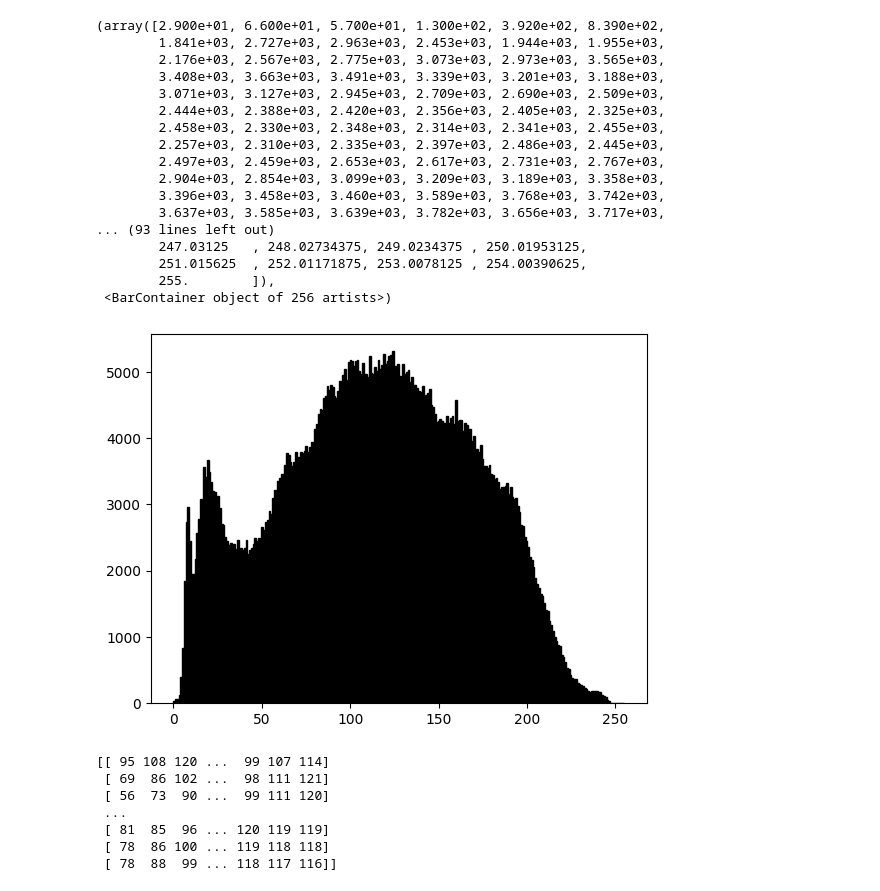
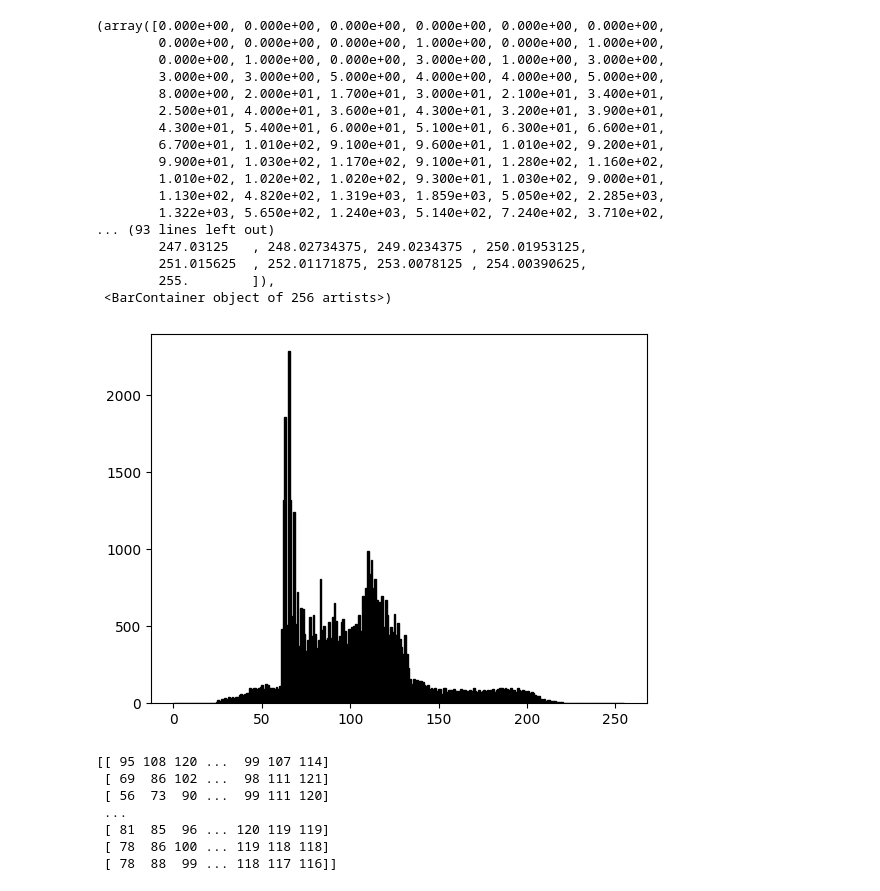
Before and after one commit to bartaldavid/groupwork, a Jupyter notebook: test.ipynb, the cells around one changed output. Drawn from its saved outputs; the diff is of its cells as text; code cells hidden in the pictures.

Commit message:
load image

```diff
--- a/test.ipynb
+++ b/test.ipynb
@@ -14,0 +4,32 @@ plt.imshow(face, cmap=plt.cm.gray)
+# %%
+'''import a jpg, show the original and transform it to grayscale, and then to an array'''
+
+from PIL import Image #look up this library
+import matplotlib.pyplot as plt
+
+
+def image_preprocess(image_path):
+    #open the image file
+    img = Image.open(image_path)
+
+    #show the original picture
+    plt.imshow(img)
+    plt.title('Original Picture')
+    plt.show()
+
+    #convert the image to grayscale if it's not already
+    img_gray = img.convert('L')
+
+    #convert the image to a numpy array
+    img_array = np.array(img_gray)
+
+    #show the grayscale image
+    plt.imshow(img_gray, cmap='gray')
+    plt.title('Grayscale Picture')
+    plt.show()
+
+    return img_array
+
+#test
+image_path = 'sunflower_test.jpg' #input('enter a file path to the picture: ')
+processed_image = image_preprocess(image_path)
@@ -15,24 +39,24 @@ plt.imshow(face, cmap=plt.cm.gray)
 # %%
-plt.hist(face.ravel(), bins=256, range=(0.0, 255.0), fc='k', ec='k')
+plt.hist(processed_image.ravel(), bins=256, range=(0.0, 255.0), fc='k', ec='k')
 # %% [output]
-(array([2.900e+01, 6.600e+01, 5.700e+01, 1.300e+02, 3.920e+02, 8.390e+02,
-        1.841e+03, 2.727e+03, 2.963e+03, 2.453e+03, 1.944e+03, 1.955e+03,
-        2.176e+03, 2.567e+03, 2.775e+03, 3.073e+03, 2.973e+03, 3.565e+03,
-        3.408e+03, 3.663e+03, 3.491e+03, 3.339e+03, 3.201e+03, 3.188e+03,
-        3.071e+03, 3.127e+03, 2.945e+03, 2.709e+03, 2.690e+03, 2.509e+03,
-        2.444e+03, 2.388e+03, 2.420e+03, 2.356e+03, 2.405e+03, 2.325e+03,
-        2.458e+03, 2.330e+03, 2.348e+03, 2.314e+03, 2.341e+03, 2.455e+03,
-        2.257e+03, 2.310e+03, 2.335e+03, 2.397e+03, 2.486e+03, 2.445e+03,
-        2.497e+03, 2.459e+03, 2.653e+03, 2.617e+03, 2.731e+03, 2.767e+03,
-        2.904e+03, 2.854e+03, 3.099e+03, 3.209e+03, 3.189e+03, 3.358e+03,
-        3.396e+03, 3.458e+03, 3.460e+03, 3.589e+03, 3.768e+03, 3.742e+03,
-        3.637e+03, 3.585e+03, 3.639e+03, 3.782e+03, 3.656e+03, 3.717e+03,
+(array([0.000e+00, 0.000e+00, 0.000e+00, 0.000e+00, 0.000e+00, 0.000e+00,
+        0.000e+00, 0.000e+00, 0.000e+00, 1.000e+00, 0.000e+00, 1.000e+00,
+        0.000e+00, 1.000e+00, 0.000e+00, 3.000e+00, 1.000e+00, 3.000e+00,
+        3.000e+00, 3.000e+00, 5.000e+00, 4.000e+00, 4.000e+00, 5.000e+00,
+        8.000e+00, 2.000e+01, 1.700e+01, 3.000e+01, 2.100e+01, 3.400e+01,
+        2.500e+01, 4.000e+01, 3.600e+01, 4.300e+01, 3.200e+01, 3.900e+01,
+        4.300e+01, 5.400e+01, 6.000e+01, 5.100e+01, 6.300e+01, 6.600e+01,
+        6.700e+01, 1.010e+02, 9.100e+01, 9.600e+01, 1.010e+02, 9.200e+01,
+        9.900e+01, 1.030e+02, 1.170e+02, 9.100e+01, 1.280e+02, 1.160e+02,
+        1.010e+02, 1.020e+02, 1.020e+02, 9.300e+01, 1.030e+02, 9.000e+01,
+        1.130e+02, 4.820e+02, 1.319e+03, 1.859e+03, 5.050e+02, 2.285e+03,
+        1.322e+03, 5.650e+02, 1.240e+03, 5.140e+02, 7.240e+02, 3.710e+02,
 ... (93 lines left out)
         247.03125   , 248.02734375, 249.0234375 , 250.01953125,
         251.015625  , 252.01171875, 253.0078125 , 254.00390625,
         255.        ]),
  <BarContainer object of 256 artists>)
-[figure, old version]
+[figure, new version]
 # %%
 compressed = face / 1.2
 compressed = np.floor(compressed)
```
Also changed, not shown: parts of 5 cells of this notebook, 1 other file.
